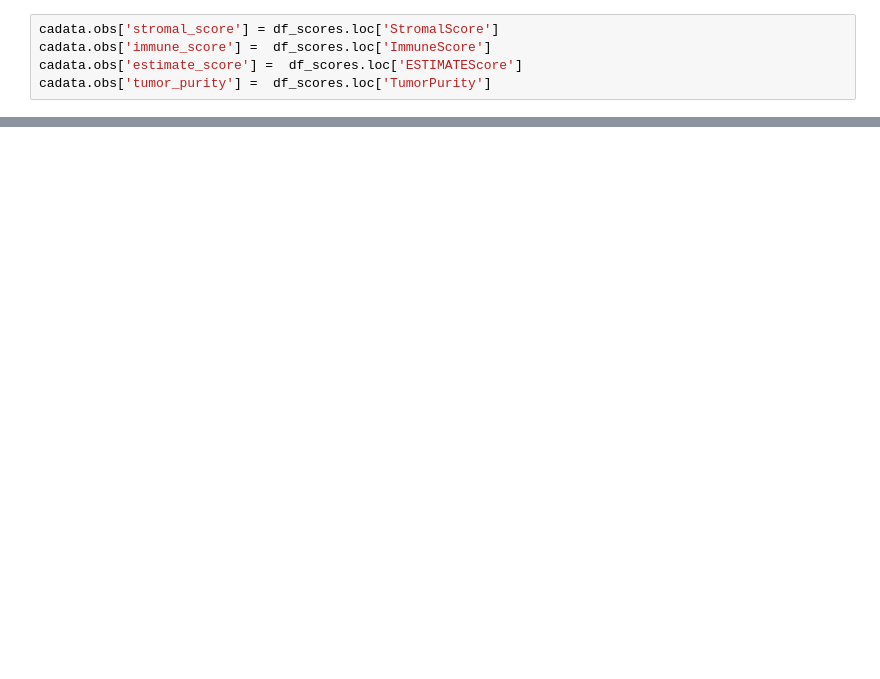
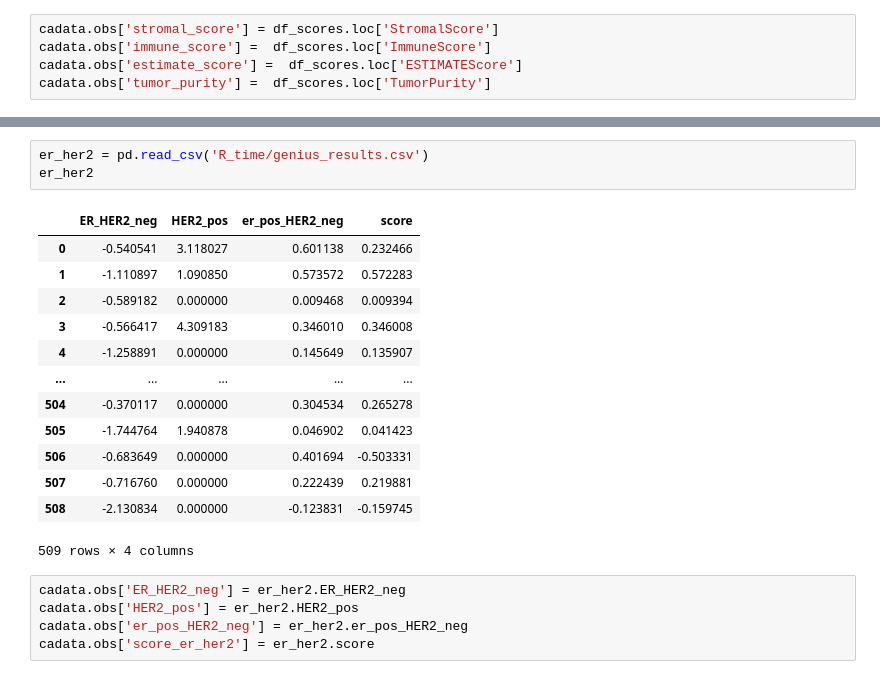
Before and after one commit to KyriakosPsa/BreastCancer-SingleCell, a Jupyter notebook: preprocessing_spyr.ipynb, the cells around one changed output, grey strips where cells are left out. Drawn from its saved outputs; the diff is of its cells as text; blank space fills up the shorter version.

```diff
--- a/preprocessing_spyr.ipynb
+++ b/preprocessing_spyr.ipynb
@@ -765,0 +756,22 @@ cadata.obs['tumor_purity'] =  df_scores.loc['TumorPurity']
+# %%
+er_her2 = pd.read_csv('R_time/genius_results.csv')
+er_her2
+# %% [output]
+|  | ER_HER2_neg | HER2_pos | er_pos_HER2_neg | score |
+| 0 | -0.540541 | 3.118027 | 0.601138 | 0.232466 |
+| 1 | -1.110897 | 1.090850 | 0.573572 | 0.572283 |
+| 2 | -0.589182 | 0.000000 | 0.009468 | 0.009394 |
+| 3 | -0.566417 | 4.309183 | 0.346010 | 0.346008 |
+| 4 | -1.258891 | 0.000000 | 0.145649 | 0.135907 |
+| ... | ... | ... | ... | ... |
+| 504 | -0.370117 | 0.000000 | 0.304534 | 0.265278 |
+| 505 | -1.744764 | 1.940878 | 0.046902 | 0.041423 |
+| 506 | -0.683649 | 0.000000 | 0.401694 | -0.503331 |
+| 507 | -0.716760 | 0.000000 | 0.222439 | 0.219881 |
+| 508 | -2.130834 | 0.000000 | -0.123831 | -0.159745 |
+509 rows × 4 columns
+# %%
+cadata.obs['ER_HER2_neg'] = er_her2.ER_HER2_neg
+cadata.obs['HER2_pos'] = er_her2.HER2_pos
+cadata.obs['er_pos_HER2_neg'] = er_her2.er_pos_HER2_neg
+cadata.obs['score_er_her2'] = er_her2.score
```
Also changed, not shown: parts of 10 cells of this notebook.
